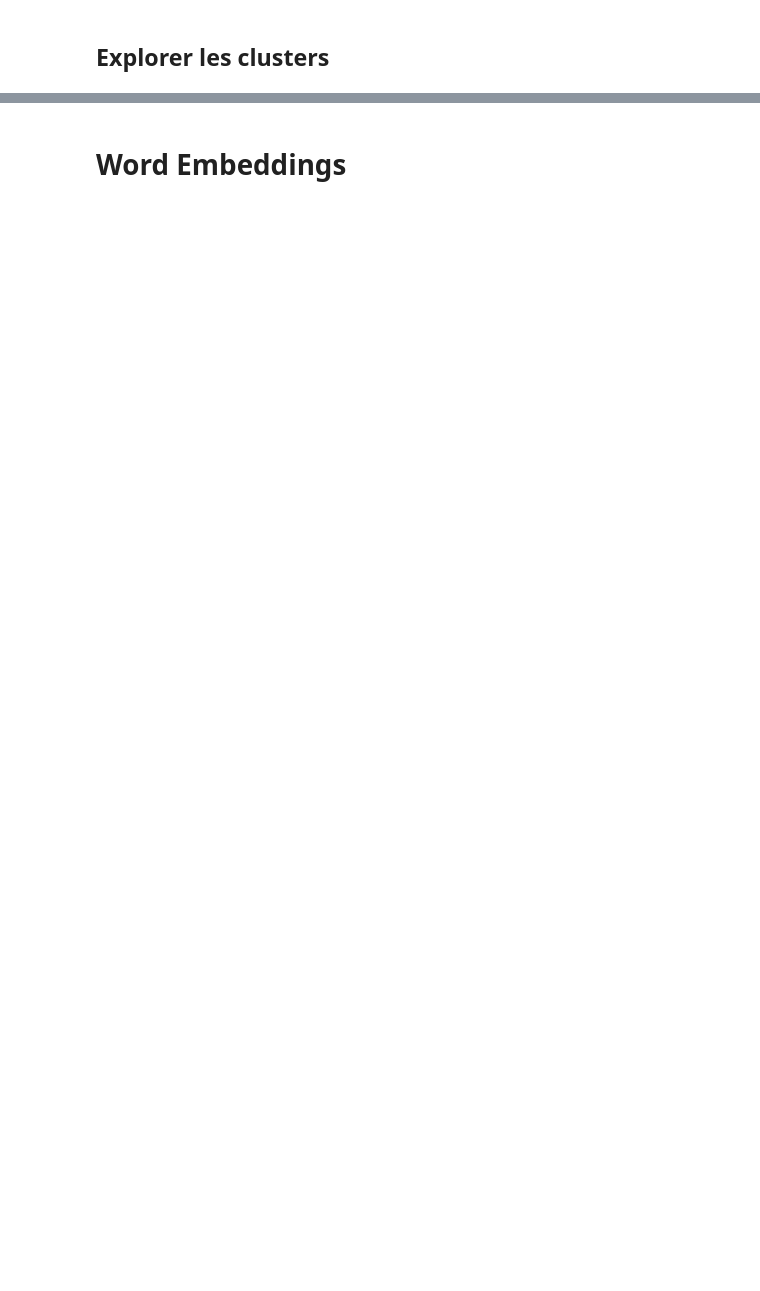
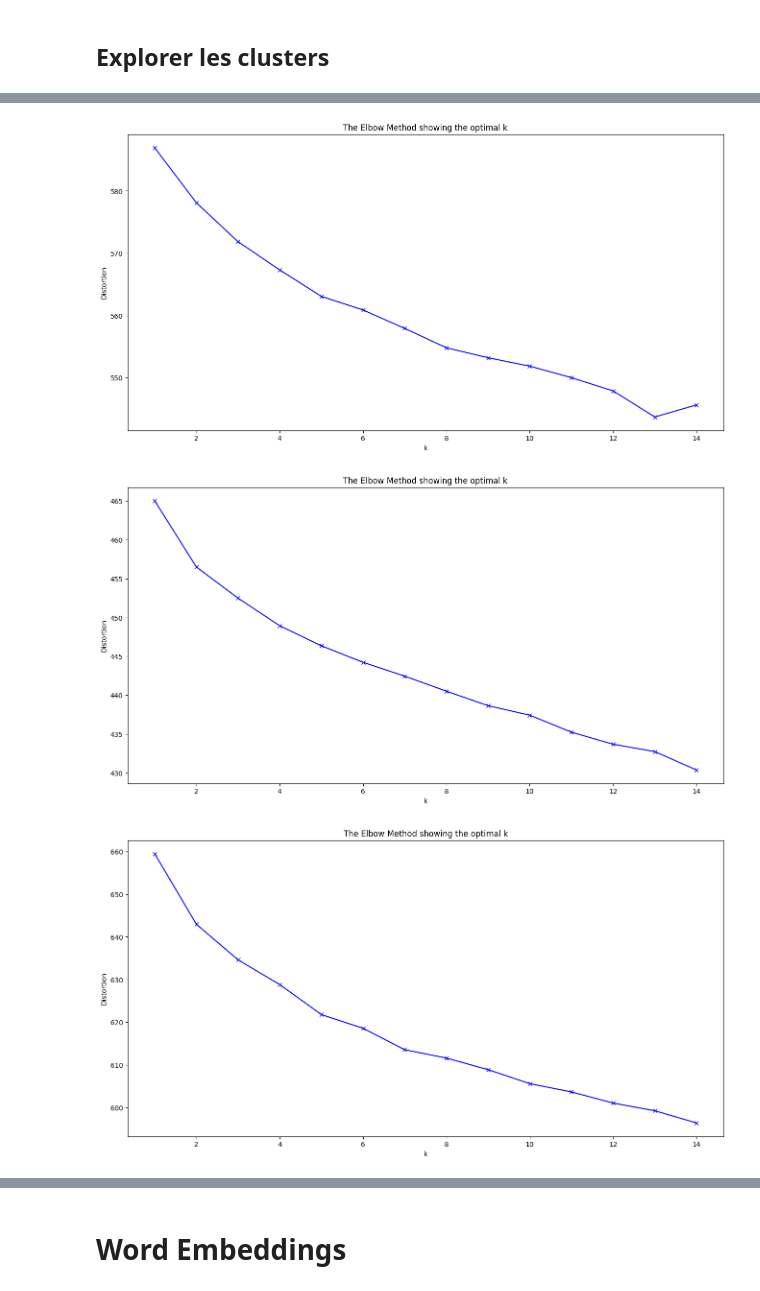
Before and after one commit to glm-q/tac, a Jupyter notebook: tp4/tp4_notebook.ipynb, the cells around one changed output, grey strips where cells are left out. Cells and saved outputs as stored; diff of their text form; code cells hidden in the pictures; blank space fills up the shorter version.

```diff
--- a/tp4/tp4_notebook.ipynb
+++ b/tp4/tp4_notebook.ipynb
@@ -545,0 +844,24 @@ def clean_text(key, folder=None):
+# %%
+tfidf_vectors_list = [tfidf_vectors_LLB, tfidf_vectors_LP, tfidf_vectors_LS]
+
+# Elbow method pour déterminer le nbre de clusters optimal
+
+for i in tfidf_vectors_list:
+
+    distortions = []
+    K = range(1,15)
+    for k in K:
+        kmeanModel = KMeans(n_clusters=k)
+        kmeanModel.fit(i)
+        distortions.append(kmeanModel.inertia_)
+
+    plt.figure(figsize=(16,8))
+    plt.plot(K, distortions, 'bx-')
+    plt.xlabel('k')
+    plt.ylabel('Distortion')
+    plt.title(f'The Elbow Method showing the optimal k')
+    plt.show()
+# %% [output]
+[figure, added]
+[figure, added]
+[figure, added]
```
Also changed, not shown: parts of 77 cells of this notebook.
